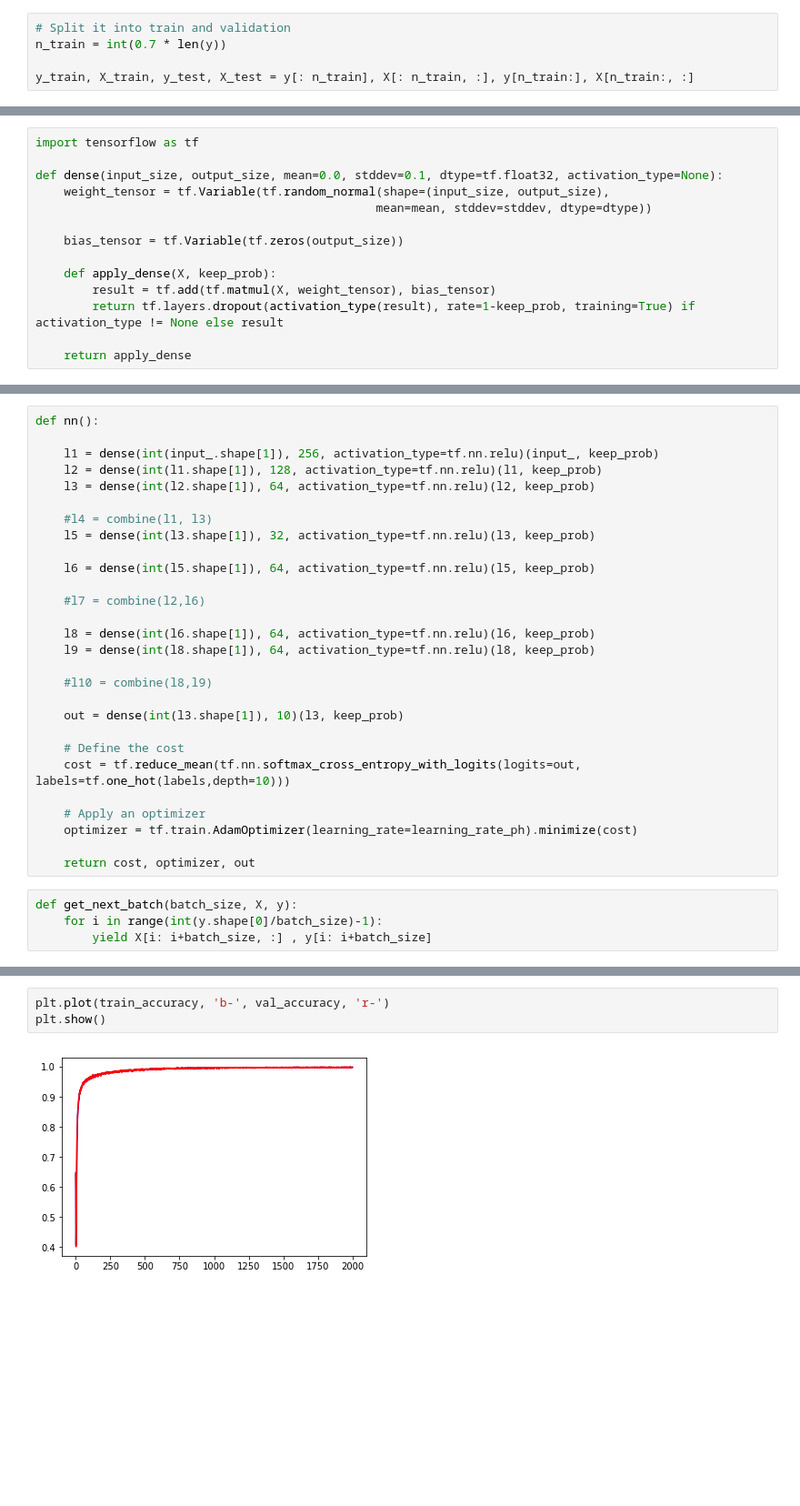
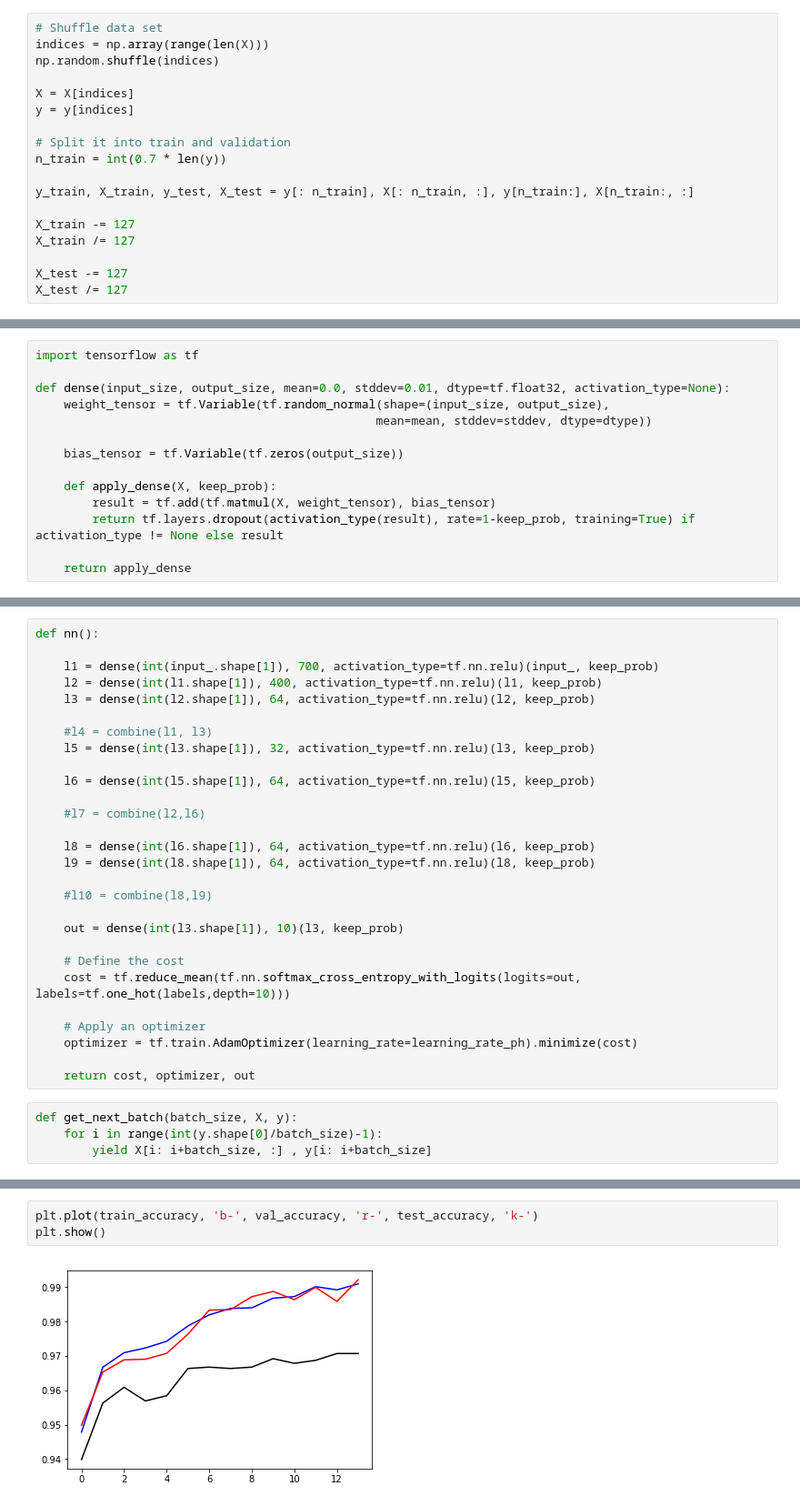
Before and after one commit to SafwanAhmad/KaggleMNSIT, a Jupyter notebook: mnist.ipynb, the cells around one changed output, grey strips where cells are left out. Shown: that part at 91% size. Drawn from its saved outputs; the diff is of its cells as text; blank space fills up the shorter version.

```diff
--- a/mnist.ipynb
+++ b/mnist.ipynb
@@ -10,10 +10,23 @@ dataframe = genfromtxt('train.csv', delimiter=',', skip_header=True)
 y, X = dataframe[:,0], dataframe[:, 1:]
 y = y.reshape([-1,1])
 # %%
+# Shuffle data set
+indices = np.array(range(len(X)))
+np.random.shuffle(indices)
+
+X = X[indices]
+y = y[indices]
+
 # Split it into train and validation
 n_train = int(0.7 * len(y))
 
 y_train, X_train, y_test, X_test = y[: n_train], X[: n_train, :], y[n_train:], X[n_train:, :]
+
+X_train -= 127
+X_train /= 127
+
+X_test -= 127
+X_test /= 127
 # %%
 X_test.shape
 y.shape
@@ -22,7 +35,7 @@ y.shape
 # %%
 import tensorflow as tf
 
-def dense(input_size, output_size, mean=0.0, stddev=0.1, dtype=tf.float32, activation_type=None):
+def dense(input_size, output_size, mean=0.0, stddev=0.01, dtype=tf.float32, activation_type=None):
     weight_tensor = tf.Variable(tf.random_normal(shape=(input_size, output_size),
                                                 mean=mean, stddev=stddev, dtype=dtype))
 
@@ -44,8 +57,8 @@ keep_prob = tf.placeholder(dtype=tf.float32)
 # %%
 def nn():
 
-    l1 = dense(int(input_.shape[1]), 256, activation_type=tf.nn.relu)(input_, keep_prob)
-    l2 = dense(int(l1.shape[1]), 128, activation_type=tf.nn.relu)(l1, keep_prob)
+    l1 = dense(int(input_.shape[1]), 700, activation_type=tf.nn.relu)(input_, keep_prob)
+    l2 = dense(int(l1.shape[1]), 400, activation_type=tf.nn.relu)(l1, keep_prob)
     l3 = dense(int(l2.shape[1]), 64, activation_type=tf.nn.relu)(l2, keep_prob)
 
     #l4 = combine(l1, l3)
@@ -177,8 +200,8 @@ Test Accuracy: 0.9723831441949051
 # %%
-plt.plot(train_accuracy, 'b-', val_accuracy, 'r-')
+plt.plot(train_accuracy, 'b-', val_accuracy, 'r-', test_accuracy, 'k-')
 plt.show()
 # %% [output]
-[figure, old version]
+[figure, new version]
 # %%
 plt.plot(test_accuracy,'k-')
 plt.show()
```
Also changed, not shown: parts of 10 cells of this notebook.
